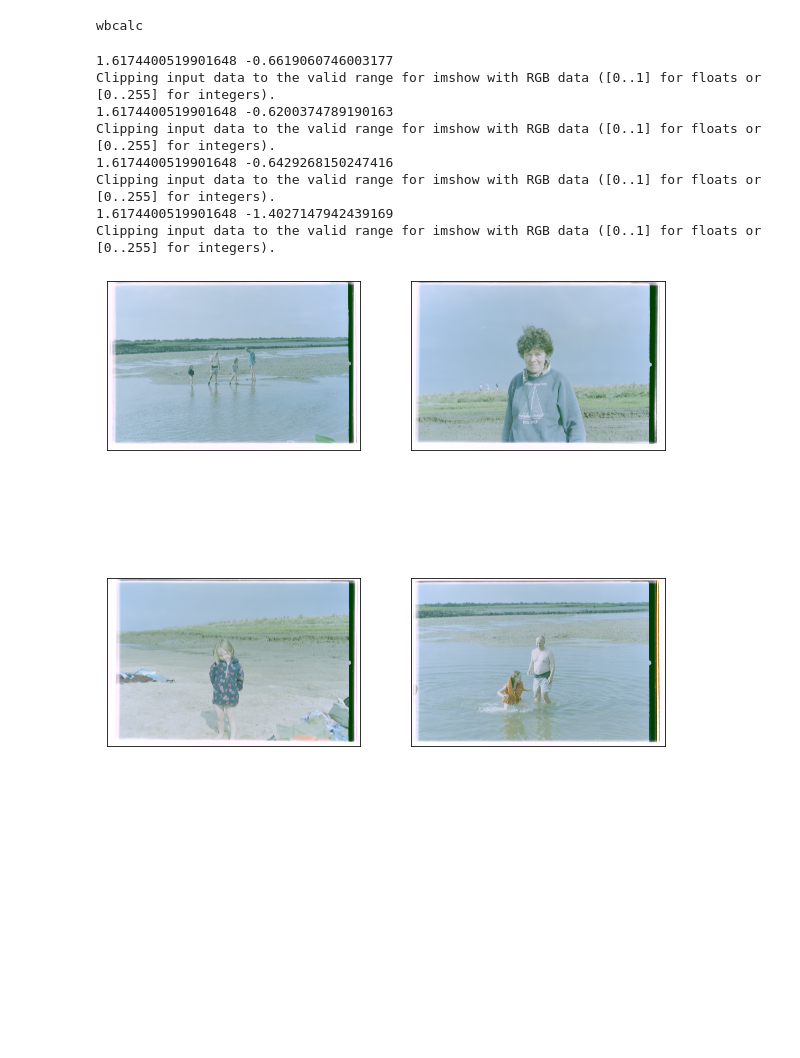
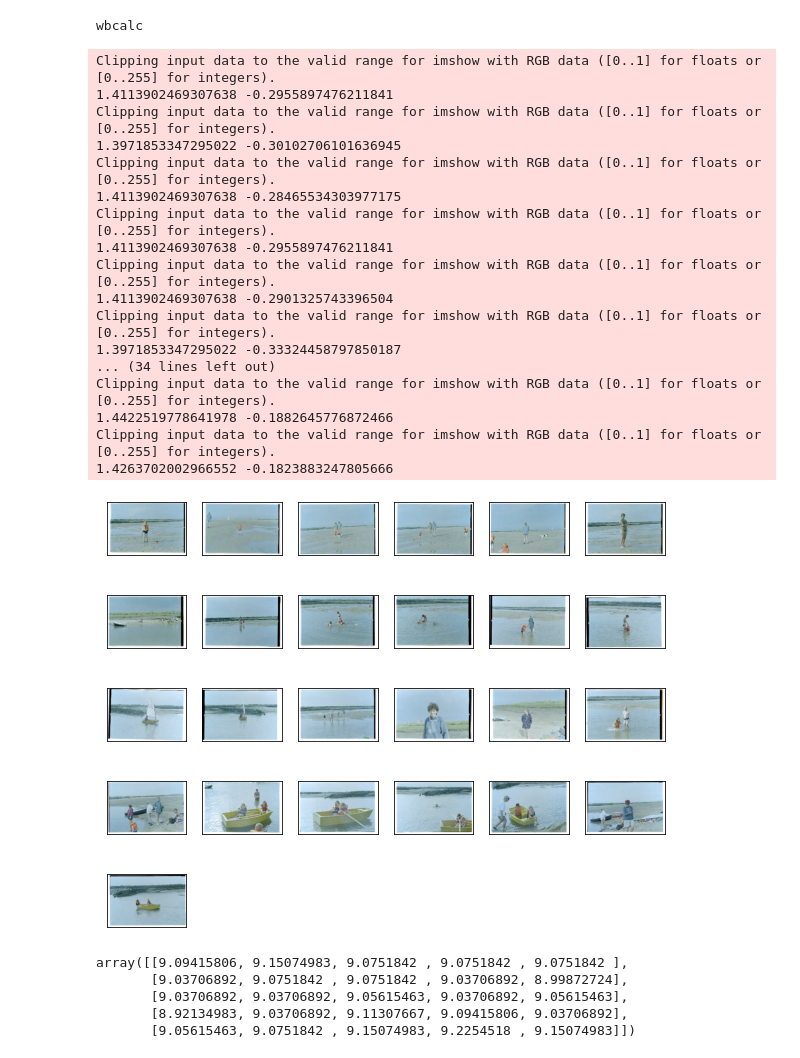
Before and after one commit to cornwallluke/negative-processor, a Jupyter notebook: testing/negative.ipynb, the cells around one changed output. Cells and saved outputs as stored; diff of their text form; code cells hidden in the pictures; blank space fills up the shorter version.

```diff
--- a/testing/negative.ipynb
+++ b/testing/negative.ipynb
@@ -22,14 +22,14 @@ import glob
 
 raws = []
 rpyraws = []
-for i in sorted(glob.glob("../../tmp/*.NEF"))[77:115]:
+for i in sorted(glob.glob("../../tmp/*.NEF"))[77:]:
     print(i)
     raw = rawpy.imread(i)
     rpyraws.append(raw)
     imcopy = raw.raw_image_visible.copy()
     pog = np.concatenate((
         convolve((imcopy*(raw.raw_colors_visible==0)), H_RB)[:,:,np.newaxis],
-        convolve((imcopy*(raw.raw_colors_visible==1)), H_G)[:,:,np.newaxis],
+        convolve((imcopy*(raw.raw_colors_visible%2)), H_G)[:,:,np.newaxis],
         convolve((imcopy*(raw.raw_colors_visible==2)), H_RB)[:,:,np.newaxis],
     ), axis=2)
 
@@ -88,32 +88,43 @@ wbcalc
 # %%
 # plt.imshow(n[0][0].permute(1, 2, 0))
 plt.figure(figsize=(10,10))
 # pogawbb = np.percentile(raws, 1, (0, 1, 2))
 # pogawbw = np.percentile(raws, 99, (0, 1, 2))
 # print("wbs calc")
-number = 4
-offset = 14
+number = 36
+offset = 0
+outputs = []
 for i in range(len(raws))[:number]:
     gridsize = number**0.5//1+(number**0.5%1>0)*1
     plt.subplot(gridsize, gridsize,i+1)
     plt.xticks([])
     plt.yticks([])
     plt.grid(False)
     pog = rawsgamma[i + offset]
 
     # pogmed = np.median(pog, (0, 1))
     # print(i)
     toshow = (pog[::,::]-pogawbw)/(pogawbb-pogawbw)
     print(toshow.max(), toshow.min())
-    plt.imshow(toshow*[1, 1, 1])
+    outputs.append(toshow)
+    plt.imshow(toshow[::30, ::30]*[1, 1, 1])
     # plt.xlabel(class_names[n[1][i]])
 # %% [output]
-1.6174400519901648 -0.6619060746003177
 Clipping input data to the valid range for imshow with RGB data ([0..1] for floats or [0..255] for integers).
-1.6174400519901648 -0.6200374789190163
+1.4113902469307638 -0.2955897476211841
 Clipping input data to the valid range for imshow with RGB data ([0..1] for floats or [0..255] for integers).
-1.6174400519901648 -0.6429268150247416
+1.3971853347295022 -0.30102706101636945
 Clipping input data to the valid range for imshow with RGB data ([0..1] for floats or [0..255] for integers).
-1.6174400519901648 -1.4027147942439169
+1.4113902469307638 -0.28465534303977175
 Clipping input data to the valid range for imshow with RGB data ([0..1] for floats or [0..255] for integers).
+1.4113902469307638 -0.2955897476211841
+Clipping input data to the valid range for imshow with RGB data ([0..1] for floats or [0..255] for integers).
+1.4113902469307638 -0.2901325743396504
+Clipping input data to the valid range for imshow with RGB data ([0..1] for floats or [0..255] for integers).
+1.3971853347295022 -0.33324458797850187
+... (34 lines left out)
+Clipping input data to the valid range for imshow with RGB data ([0..1] for floats or [0..255] for integers).
+1.4422519778641978 -0.1882645776872466
+Clipping input data to the valid range for imshow with RGB data ([0..1] for floats or [0..255] for integers).
+1.4263702002966552 -0.1823883247805666
-[figure, old version]
+[figure, new version]
@@ -119,0 +135,9 @@ Clipping input data to the valid range for imshow with RGB data ([0..1] for floa
+# %%
+rawsgamma[5][1000:1005, 1000:1005,1]
+# rpyraws[5].raw_colors_visible[1000:1005, 1000:1005]
+# %% [output]
+array([[9.09415806, 9.15074983, 9.0751842 , 9.0751842 , 9.0751842 ],
+       [9.03706892, 9.0751842 , 9.0751842 , 9.03706892, 8.99872724],
+       [9.03706892, 9.03706892, 9.05615463, 9.03706892, 9.05615463],
+       [8.92134983, 9.03706892, 9.11307667, 9.09415806, 9.03706892],
+       [9.05615463, 9.0751842 , 9.15074983, 9.2254518 , 9.15074983]])
```
Also changed, not shown: parts of 5 cells of this notebook, 21 other files.
